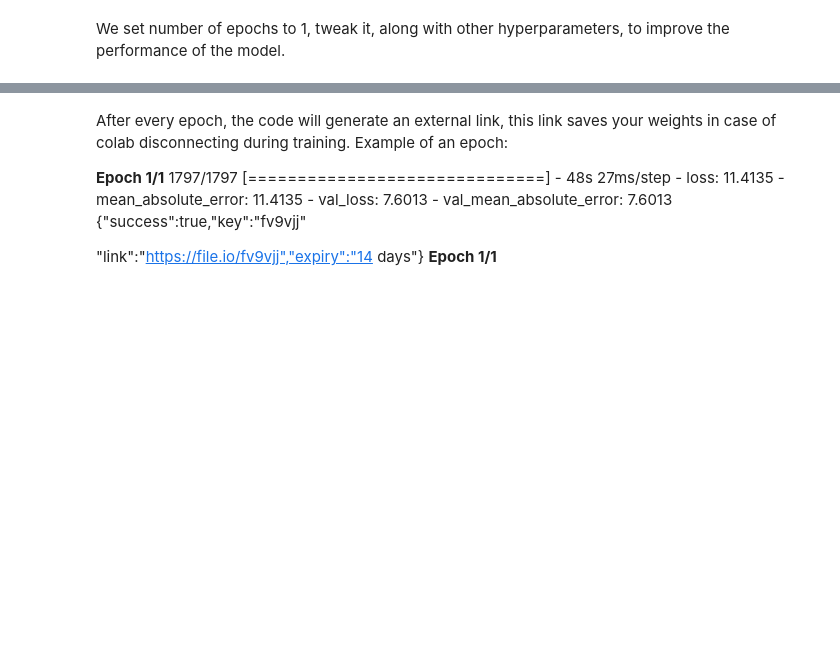
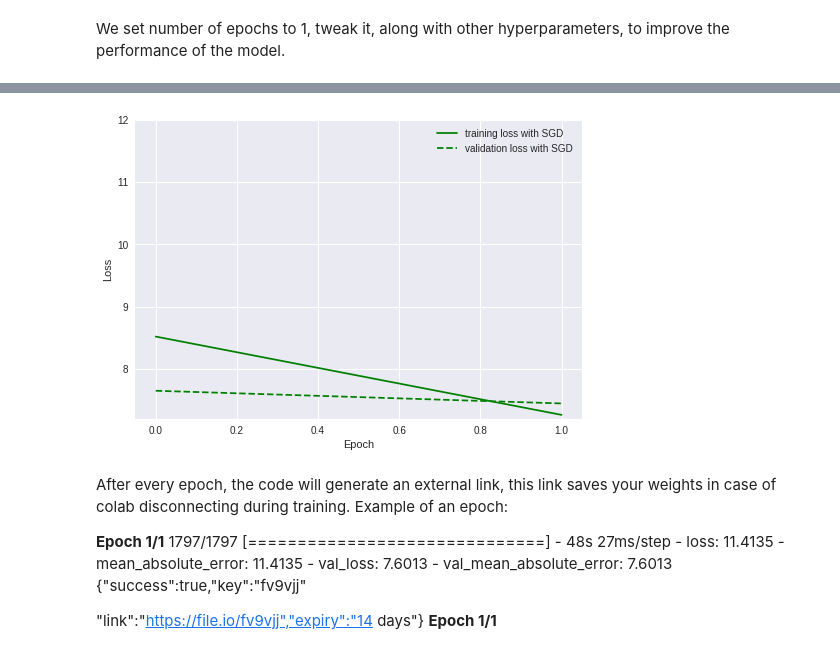
Before and after one commit to Martinpanzy/Deep_Learning, a Jupyter notebook: improved.ipynb, the cells around one changed output, grey strips where cells are left out. Saved outputs shown, nothing was run; the diff lists cells and outputs as text; code cells hidden in the pictures; blank space fills up the shorter version.

```diff
--- a/improved.ipynb
+++ b/improved.ipynb
@@ -351,3 +318,10 @@ denoise_loss = np.empty([0,30])
+# %%
+denoise_loss_sgd = np.empty([0,30])
+denoise_val_loss_sgd = np.empty([0,30])
+denoise_loss_RMSprop = np.empty([0,30])
+denoise_val_loss_RMSprop = np.empty([0,30])
+denoise_loss_Adam = np.empty([0,30])
+denoise_val_loss_Adam = np.empty([0,30])
 # %%
 #Optimizers
 Adam = keras.optimizers.Adam(lr=0.001, beta_1=0.9, beta_2=0.999, epsilon=None, decay=0.0, amsgrad=False)
@@ -387,3 +362,26 @@ plt.show()
+# %%
+denoise_loss_sgd = np.append(denoise_loss_sgd, denoise_history.history['loss'])
+denoise_val_loss_sgd = np.append(denoise_val_loss_sgd, denoise_history.history['val_loss'])
+
+#denoise_loss_RMSprop = np.append(denoise_loss_RMSprop, denoise_history.history['loss'])
+#denoise_val_loss_RMSprop = np.append(denoise_val_loss_RMSprop, denoise_history.history['val_loss'])
+
+#denoise_loss_Adam = np.append(denoise_loss_Adam, denoise_history.history['loss'])
+#denoise_val_loss_Adam = np.append(denoise_val_loss_Adam, denoise_history.history['val_loss'])
+
+#plt.plot(denoise_loss_RMSprop,'b-', label="training loss with RMSprop")
+#plt.plot(denoise_val_loss_RMSprop,'b--', label="validation loss with RMSprop")
+#plt.plot(denoise_loss_Adam,'r-', label="training loss with Adam")
+#plt.plot(denoise_val_loss_Adam,'r--', label="validation loss with Adam")
+plt.plot(denoise_loss_sgd,'g-', label="training loss with SGD")
+plt.plot(denoise_val_loss_sgd,'g--', label="validation loss with SGD")
+plt.ylim(top=12)
+plt.ylabel('Loss')
+plt.xlabel('Epoch')
+plt.legend()
+plt.show()
+# %% [output]
+[figure, added]
 # %% [markdown]
 After every epoch, the code will generate an external link, this link saves your weights in case of colab disconnecting during training. Example of an epoch:
 
```
Also changed, not shown: parts of 16 cells of this notebook.
